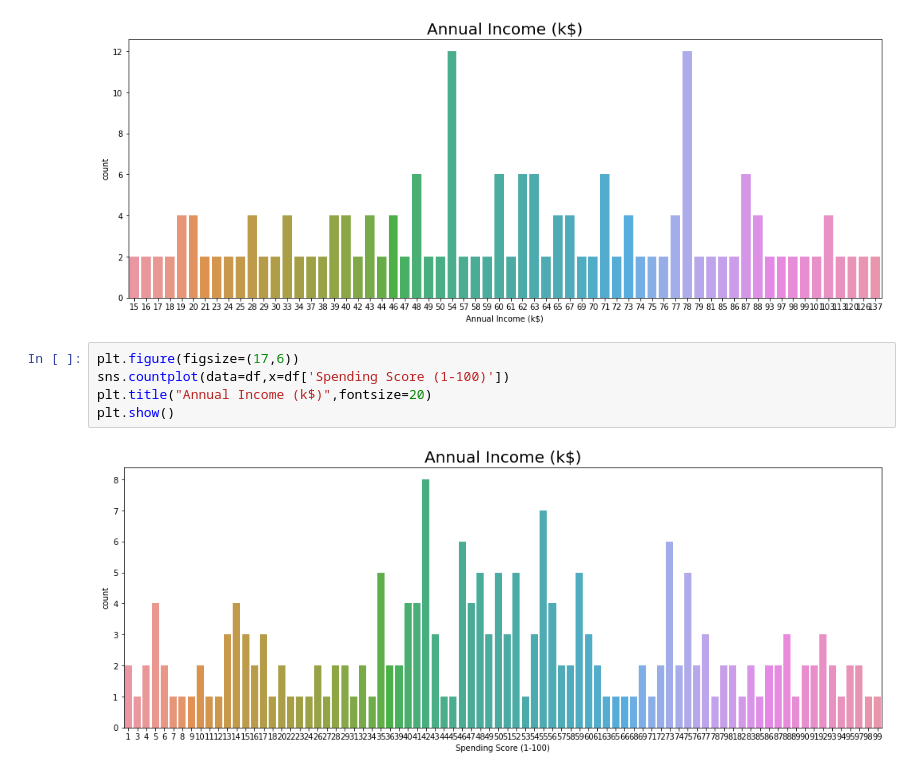
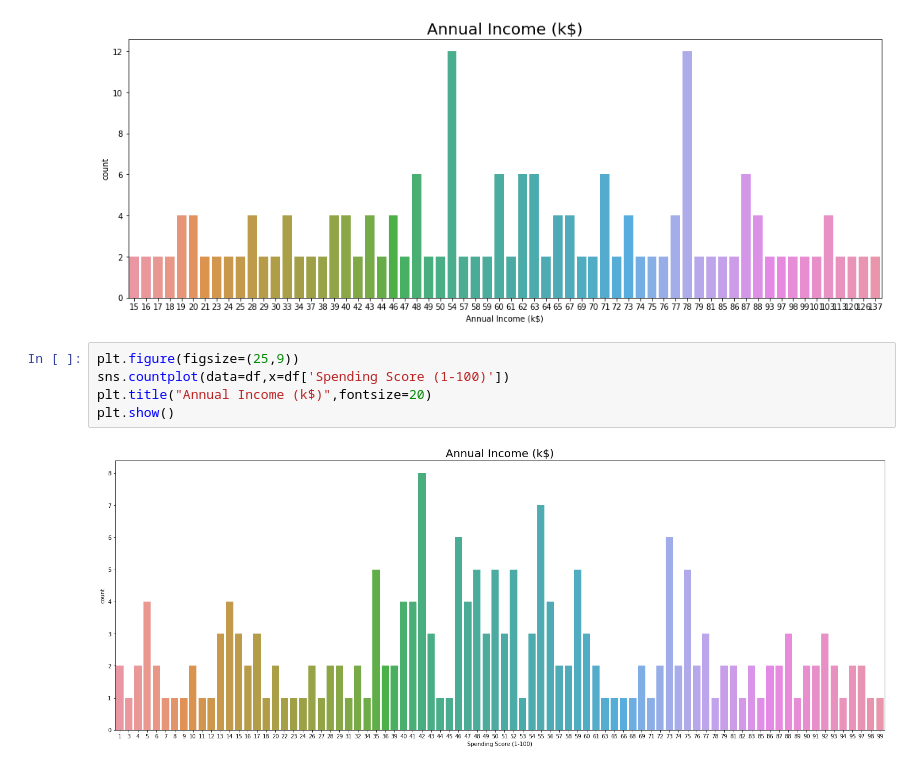
Before and after one commit to Sialsanwal/CodeClause_Customer-Segment-Prediction-, a Jupyter notebook: Customer Segment Prediction .ipynb, the cells around one changed output. Cells and saved outputs as stored; diff of their text form.

```diff
--- a/Customer Segment Prediction .ipynb
+++ b/Customer Segment Prediction .ipynb
@@ -85,9 +89,9 @@ plt.show()
 # %% [output]
 [figure]
 # %%
-plt.figure(figsize=(17,6))
+plt.figure(figsize=(25,9))
 sns.countplot(data=df,x=df['Spending Score (1-100)'])
 plt.title("Annual Income (k$)",fontsize=20)
 plt.show()
 # %% [output]
-[figure, old version]
+[figure, new version]
```
Also changed, not shown: parts of 2 cells of this notebook.
